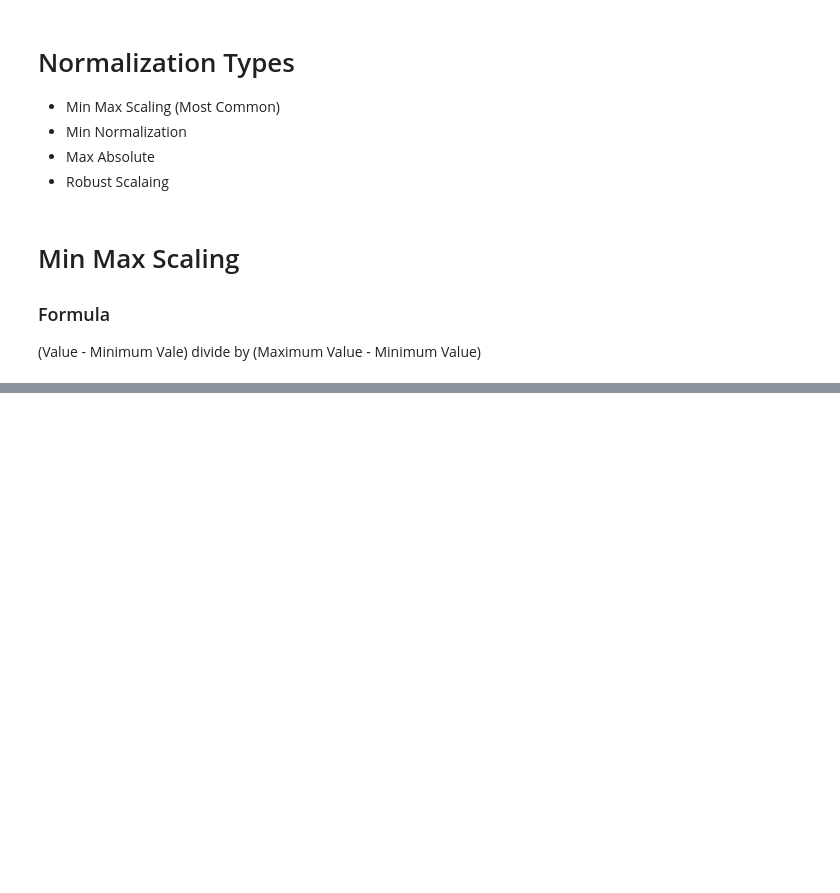
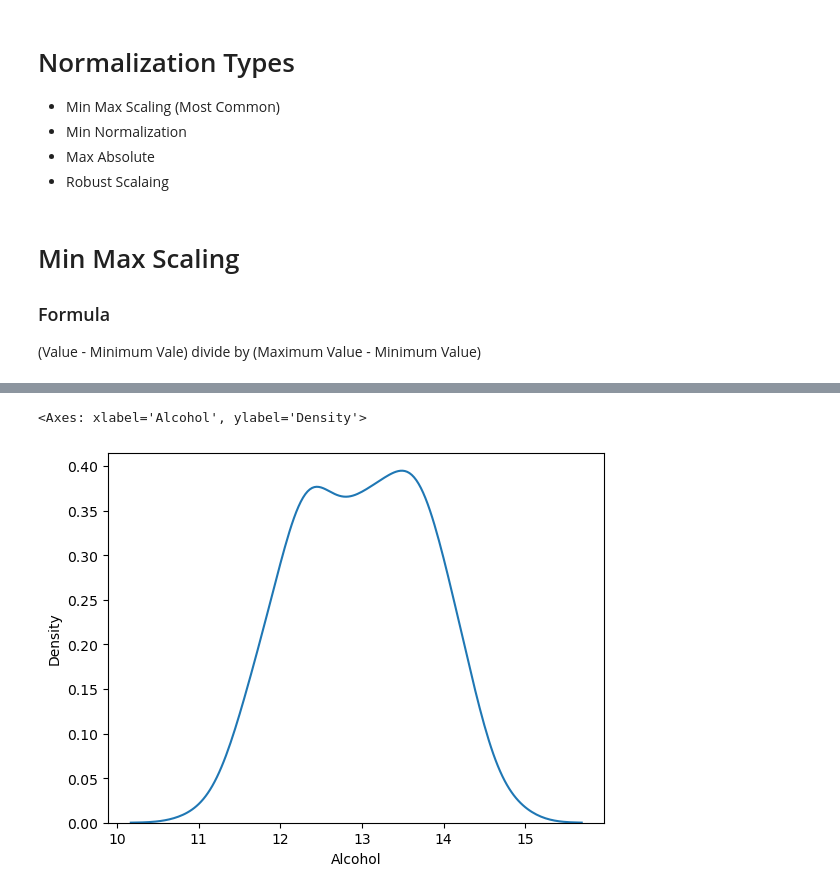
Before and after one commit to SajidHameed223/Machine_Learning, a Jupyter notebook: Feature Engineering/Feature_selection_using_Normalization.ipynb, the cells around one changed output, grey strips where cells are left out. Saved outputs shown, nothing was run; the diff lists cells and outputs as text; code cells hidden in the pictures; blank space fills up the shorter version.

```diff
--- a/Feature Engineering/Feature_selection_using_Normalization.ipynb
+++ b/Feature Engineering/Feature_selection_using_Normalization.ipynb
@@ -11,0 +64,5 @@
+# %%
+sns.kdeplot(data = wine , x='Alcohol')
+# %% [output]
+<Axes: xlabel='Alcohol', ylabel='Density'>
+[figure, added]
```
Also changed, not shown: parts of 24 cells of this notebook, 1 other file.
